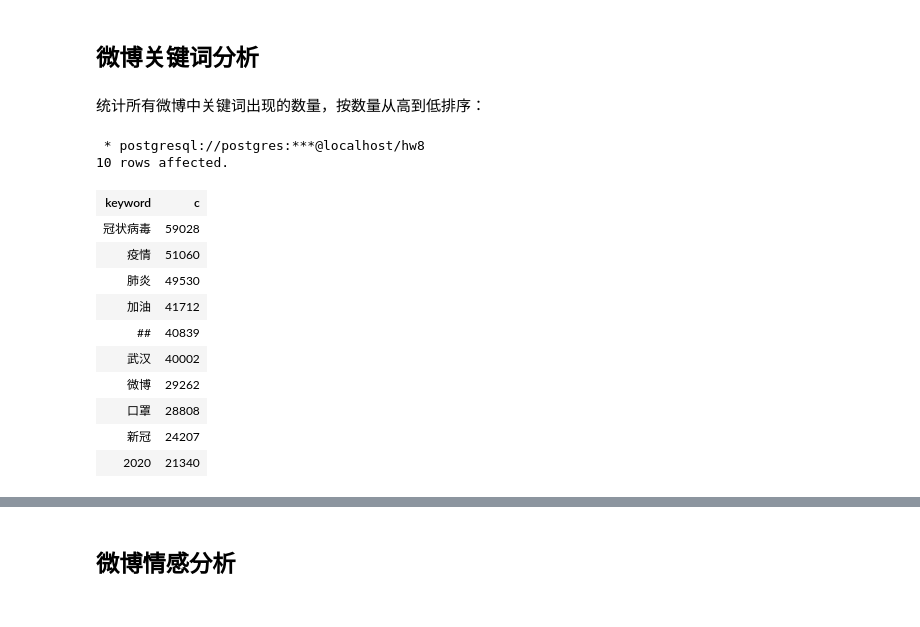
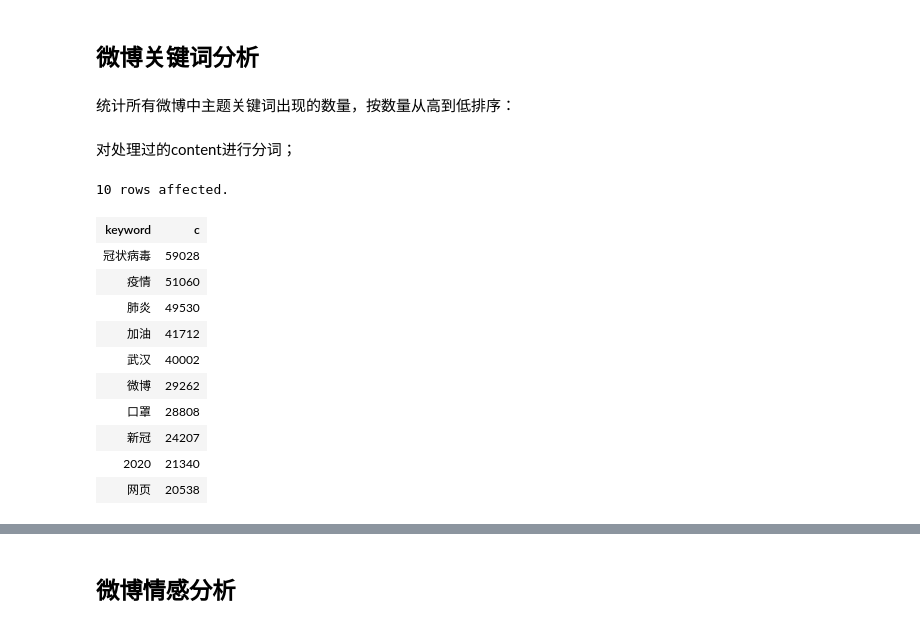
Before and after one commit to yunwei37/COVID-19-NLP-vis, a Jupyter notebook: notebook/NLP.ipynb, the cells around one changed output, grey strips where cells are left out. Drawn from its saved outputs; the diff is of its cells as text; code cells hidden in the pictures.

```diff
--- a/notebook/NLP.ipynb
+++ b/notebook/NLP.ipynb
@@ -112,27 +115,28 @@ select weibo_id,count(*) c from weibo group by weibo_id order by c desc limit 5;
 # %% [markdown]
 ## 微博关键词分析
 # %% [markdown]
-统计所有微博中关键词出现的数量，按数量从高到低排序：
+统计所有微博中主题关键词出现的数量，按数量从高到低排序：
+# %% [markdown]
+对处理过的content进行分词；
 # %%
 %%sql
 select k0.keyword, k0.c+k1.c+k2.c+k3.c as c from
 (select keyword0 keyword,count(*) c from weibo group by keyword0) k0,
 (select keyword1 keyword,count(*) c from weibo group by keyword1) k1,
 (select keyword2 keyword,count(*) c from weibo group by keyword2) k2,
 (select keyword3 keyword,count(*) c from weibo group by keyword3) k3
-where k0.keyword = k1.keyword and k2.keyword = k1.keyword and k2.keyword = k3.keyword
+where k0.keyword = k1.keyword and k2.keyword = k1.keyword and k2.keyword = k3.keyword and k1.keyword != '##'
 order by c desc limit 10;
 # %% [output]
- * postgresql://postgres:***@localhost/hw8
 10 rows affected.
 | keyword | c |
 | 冠状病毒 | 59028 |
 | 疫情 | 51060 |
 | 肺炎 | 49530 |
 | 加油 | 41712 |
-| ## | 40839 |
 | 武汉 | 40002 |
 | 微博 | 29262 |
 | 口罩 | 28808 |
 | 新冠 | 24207 |
 | 2020 | 21340 |
+| 网页 | 20538 |
```
Also changed, not shown: parts of 27 cells of this notebook, 5 other files.
